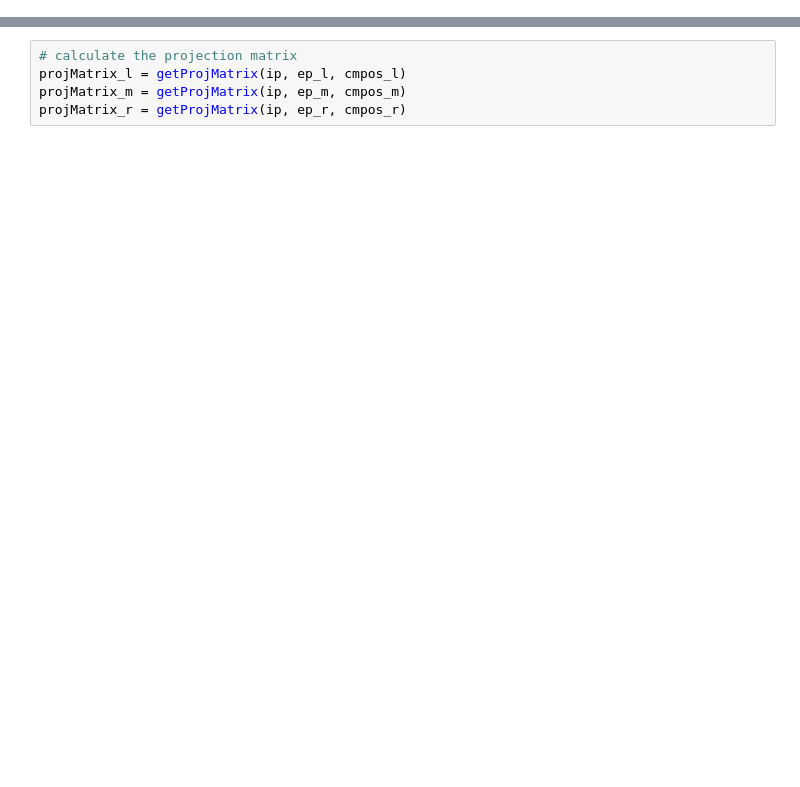
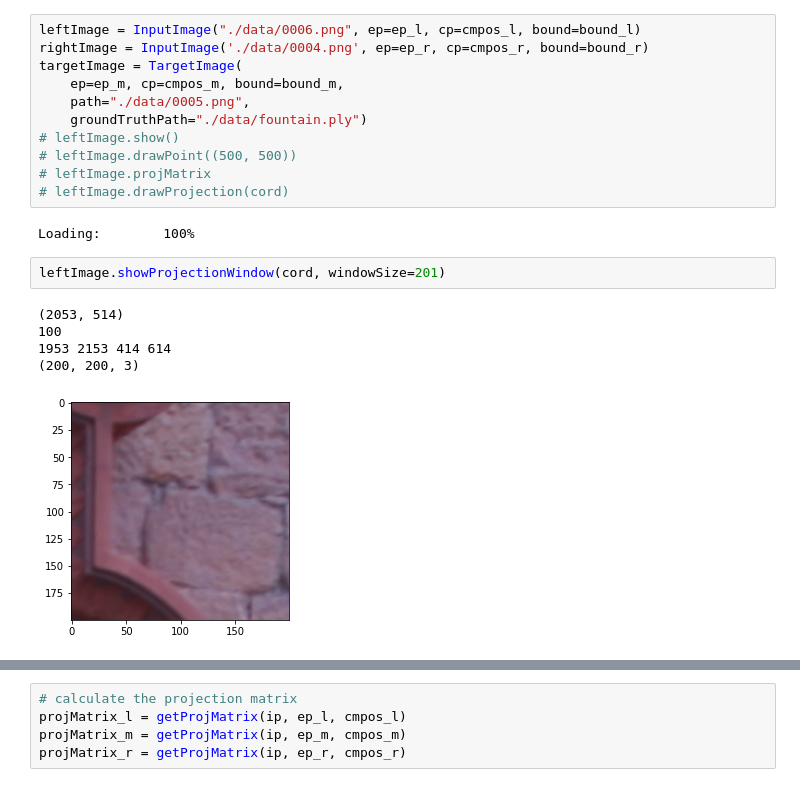
Before and after one commit to HaixuSong/Depth-Map-Using-Plain-Sweep-Algorithm_CUDA, a Jupyter notebook: main.ipynb, the cells around one changed output, grey strips where cells are left out. Saved outputs shown, nothing was run; the diff lists cells and outputs as text; blank space fills up the shorter version.

```diff
--- a/main.ipynb
+++ b/main.ipynb
@@ -4,0 +44,21 @@ from matplotlib import pyplot as plt
+# %%
+leftImage = InputImage("./data/0006.png", ep=ep_l, cp=cmpos_l, bound=bound_l)
+rightImage = InputImage('./data/0004.png', ep=ep_r, cp=cmpos_r, bound=bound_r)
+targetImage = TargetImage(
+    ep=ep_m, cp=cmpos_m, bound=bound_m,
+    path="./data/0005.png",
+    groundTruthPath="./data/fountain.ply")
+# leftImage.show()
+# leftImage.drawPoint((500, 500))
+# leftImage.projMatrix
+# leftImage.drawProjection(cord)
+# %% [output]
+Loading:        100%
+# %%
+leftImage.showProjectionWindow(cord, windowSize=201)
+# %% [output]
+(2053, 514)
+100
+1953 2153 414 614
+(200, 200, 3)
+[figure, added]
```
Also changed, not shown: parts of 15 cells of this notebook, 3 other files.
